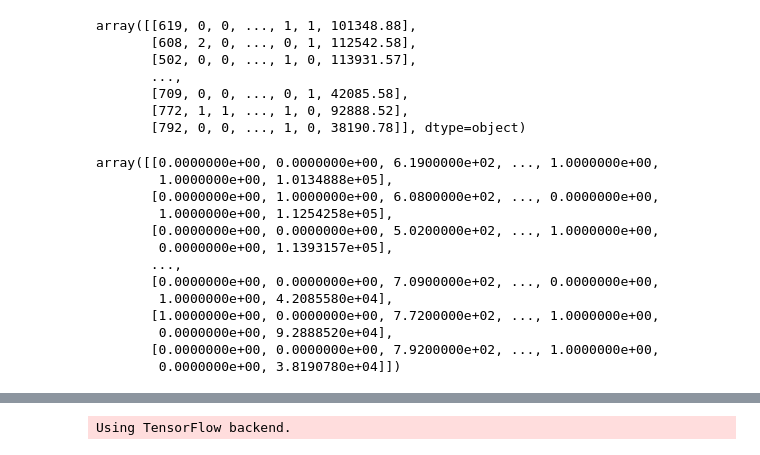
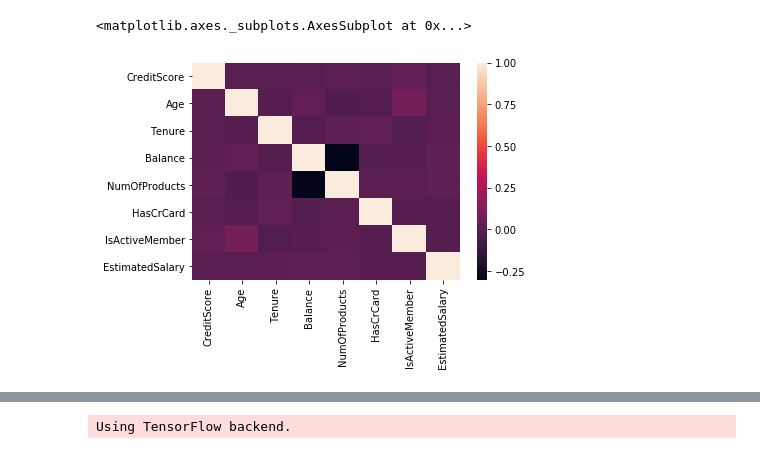
Before and after one commit to mohan-mj/ANN-Churn_Modeling, a Jupyter notebook: ANN_Churn_Modeling.ipynb, the cells around one changed output, grey strips where cells are left out. Saved outputs shown, nothing was run; the diff lists cells and outputs as text; code cells hidden in the pictures.

```diff
--- a/ANN_Churn_Modeling.ipynb
+++ b/ANN_Churn_Modeling.ipynb
@@ -31,4 +84,4 @@ dataset
 # %%
-X = dataset.iloc[:, 3:13].values
-y = dataset.iloc[:, 13].values
+X = dataset.iloc[:, 3:13]
+y = dataset.iloc[:, 13]
 # %%
@@ -44,6 +98,0 @@ array([[619, 'France', 'Female', ..., 1, 1, 101348.88],
-# %%
-# Encoding categorical data
-from sklearn.preprocessing import LabelEncoder, OneHotEncoder
-labelencoder_X_1 = LabelEncoder()
-X[:, 1] = labelencoder_X_1.fit_transform(X[:, 1])
-X
@@ -58,32 +99,6 @@ array([[619, 0, 'Female', ..., 1, 1, 101348.88],
-# %%
-labelencoder_X_2 = LabelEncoder()
-X[:, 2] = labelencoder_X_2.fit_transform(X[:, 2])
-X
-# %% [output]
-array([[619, 0, 0, ..., 1, 1, 101348.88],
-       [608, 2, 0, ..., 0, 1, 112542.58],
-       [502, 0, 0, ..., 1, 0, 113931.57],
-       ...,
-       [709, 0, 0, ..., 0, 1, 42085.58],
-       [772, 1, 1, ..., 1, 0, 92888.52],
-       [792, 0, 0, ..., 1, 0, 38190.78]], dtype=object)
-# %%
-onehotencoder = OneHotEncoder(categorical_features = [1])
-X = onehotencoder.fit_transform(X).toarray()
-X = X[:, 1:]
-X
-# %% [output]
-array([[0.0000000e+00, 0.0000000e+00, 6.1900000e+02, ..., 1.0000000e+00,
-        1.0000000e+00, 1.0134888e+05],
-       [0.0000000e+00, 1.0000000e+00, 6.0800000e+02, ..., 0.0000000e+00,
-        1.0000000e+00, 1.1254258e+05],
-       [0.0000000e+00, 0.0000000e+00, 5.0200000e+02, ..., 1.0000000e+00,
-        0.0000000e+00, 1.1393157e+05],
-       ...,
-       [0.0000000e+00, 0.0000000e+00, 7.0900000e+02, ..., 0.0000000e+00,
-        1.0000000e+00, 4.2085580e+04],
-       [1.0000000e+00, 0.0000000e+00, 7.7200000e+02, ..., 1.0000000e+00,
-        0.0000000e+00, 9.2888520e+04],
-       [0.0000000e+00, 0.0000000e+00, 7.9200000e+02, ..., 1.0000000e+00,
-        0.0000000e+00, 3.8190780e+04]])
+# %%
+sns.heatmap(X.corr())
+# %% [output]
+<matplotlib.axes._subplots.AxesSubplot at 0x...>
+[figure, added]
 # %%
```
Also changed, not shown: parts of 36 cells of this notebook.
